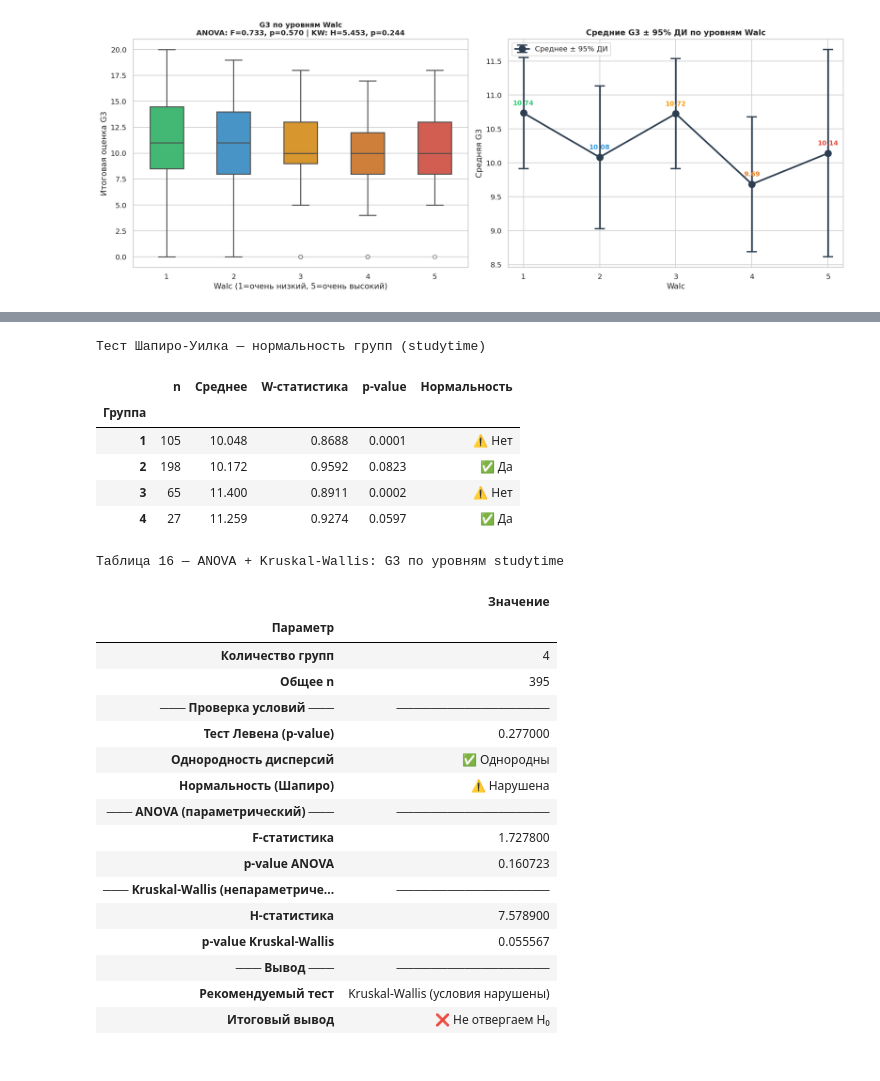
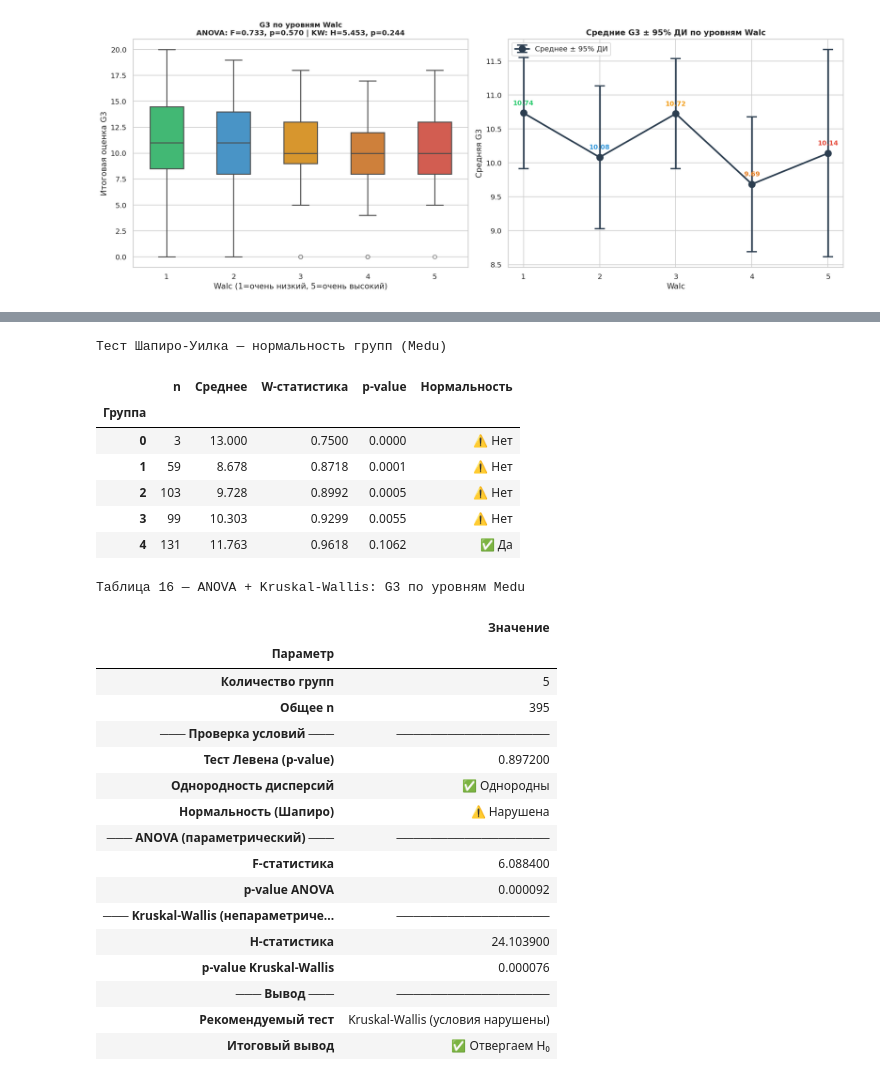
Before and after one commit to falcon-ov/msad-lab1, a Jupyter notebook: lab1.ipynb, the cells around one changed output, grey strips where cells are left out. Cells and saved outputs as stored; diff of their text form; code cells hidden in the pictures.

```diff
--- a/lab1.ipynb
+++ b/lab1.ipynb
@@ -1933,39 +2093,40 @@ else:
 # %%
 # -------------------------------------------------------------
-# 6.3 ANOVA: G3 по уровням studytime (замена Dalc~Fedu)
+# 6.3 ANOVA: G3 по уровням Medu (образование матери, 5 групп)
 # -------------------------------------------------------------
 
 sh_63, an_63, f_63, p_63, h_63, pkw_63, \
     lbl_63, grp_63, sdf_63 = run_anova_full(
-        df, "studytime", "G3",
-        "Таблица 16 — ANOVA + Kruskal-Wallis: G3 по уровням studytime"
+        df, "Medu", "G3",
+        "Таблица 16 — ANOVA + Kruskal-Wallis: G3 по уровням Medu"
     )
 display(sh_63)
 display(an_63)
 # %% [output]
-Тест Шапиро-Уилка — нормальность групп (studytime)
+Тест Шапиро-Уилка — нормальность групп (Medu)
 |  | n | Среднее | W-статистика | p-value | Нормальность |
 | Группа |  |  |  |  |  |
-| 1 | 105 | 10.048 | 0.8688 | 0.0001 | ⚠️ Нет |
-| 2 | 198 | 10.172 | 0.9592 | 0.0823 | ✅ Да |
-| 3 | 65 | 11.400 | 0.8911 | 0.0002 | ⚠️ Нет |
-| 4 | 27 | 11.259 | 0.9274 | 0.0597 | ✅ Да |
+| 0 | 3 | 13.000 | 0.7500 | 0.0000 | ⚠️ Нет |
+| 1 | 59 | 8.678 | 0.8718 | 0.0001 | ⚠️ Нет |
+| 2 | 103 | 9.728 | 0.8992 | 0.0005 | ⚠️ Нет |
+| 3 | 99 | 10.303 | 0.9299 | 0.0055 | ⚠️ Нет |
+| 4 | 131 | 11.763 | 0.9618 | 0.1062 | ✅ Да |
-Таблица 16 — ANOVA + Kruskal-Wallis: G3 по уровням studytime
+Таблица 16 — ANOVA + Kruskal-Wallis: G3 по уровням Medu
 |  | Значение |
 | Параметр |  |
-| Количество групп | 4 |
+| Количество групп | 5 |
 | Общее n | 395 |
 | ─── Проверка условий ─── | ────────────────── |
-| Тест Левена (p-value) | 0.277000 |
+| Тест Левена (p-value) | 0.897200 |
 | Однородность дисперсий | ✅ Однородны |
 | Нормальность (Шапиро) | ⚠️ Нарушена |
 | ─── ANOVA (параметрический) ─── | ────────────────── |
-| F-статистика | 1.727800 |
-| p-value ANOVA | 0.160723 |
+| F-статистика | 6.088400 |
+| p-value ANOVA | 0.000092 |
 | ─── Kruskal-Wallis (непараметриче... | ────────────────── |
-| H-статистика | 7.578900 |
-| p-value Kruskal-Wallis | 0.055567 |
+| H-статистика | 24.103900 |
+| p-value Kruskal-Wallis | 0.000076 |
 | ─── Вывод ─── | ────────────────── |
 | Рекомендуемый тест | Kruskal-Wallis (условия нарушены) |
-| Итоговый вывод | ❌ Не отвергаем H₀ |
+| Итоговый вывод | ✅ Отвергаем H₀ |
 # %% [markdown]
```
Also changed, not shown: parts of 13 cells of this notebook, 4 other files.
